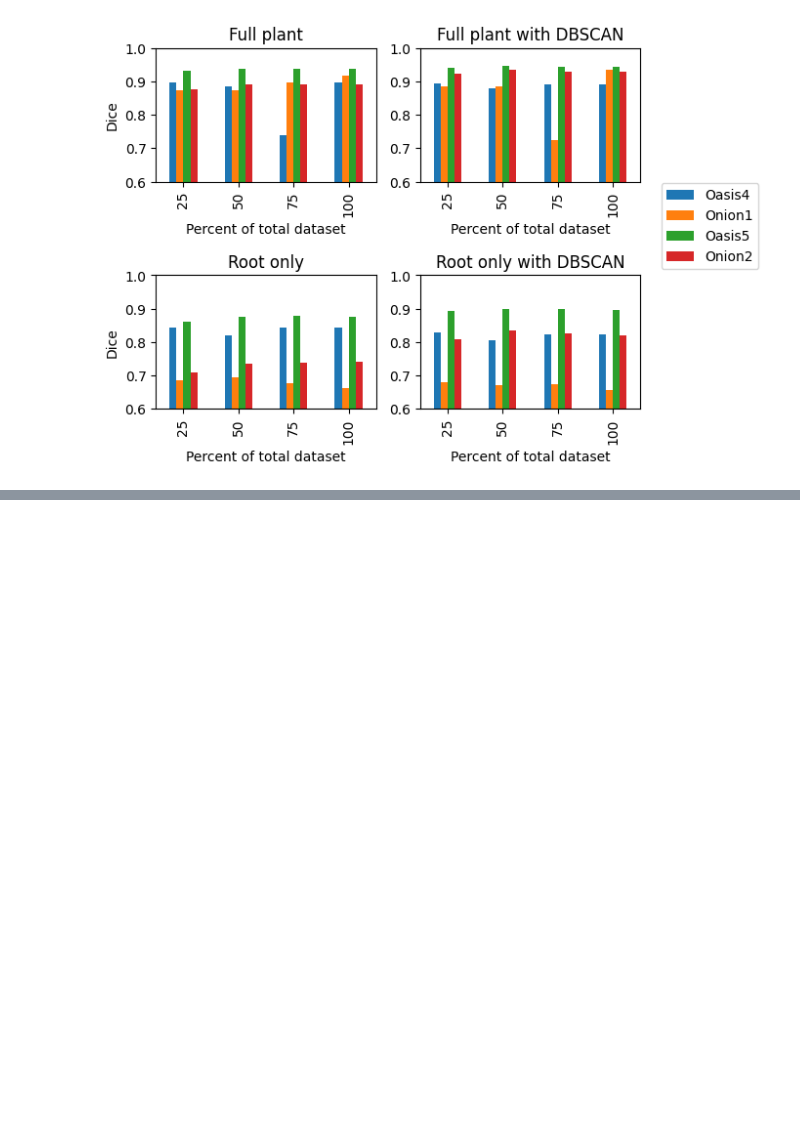
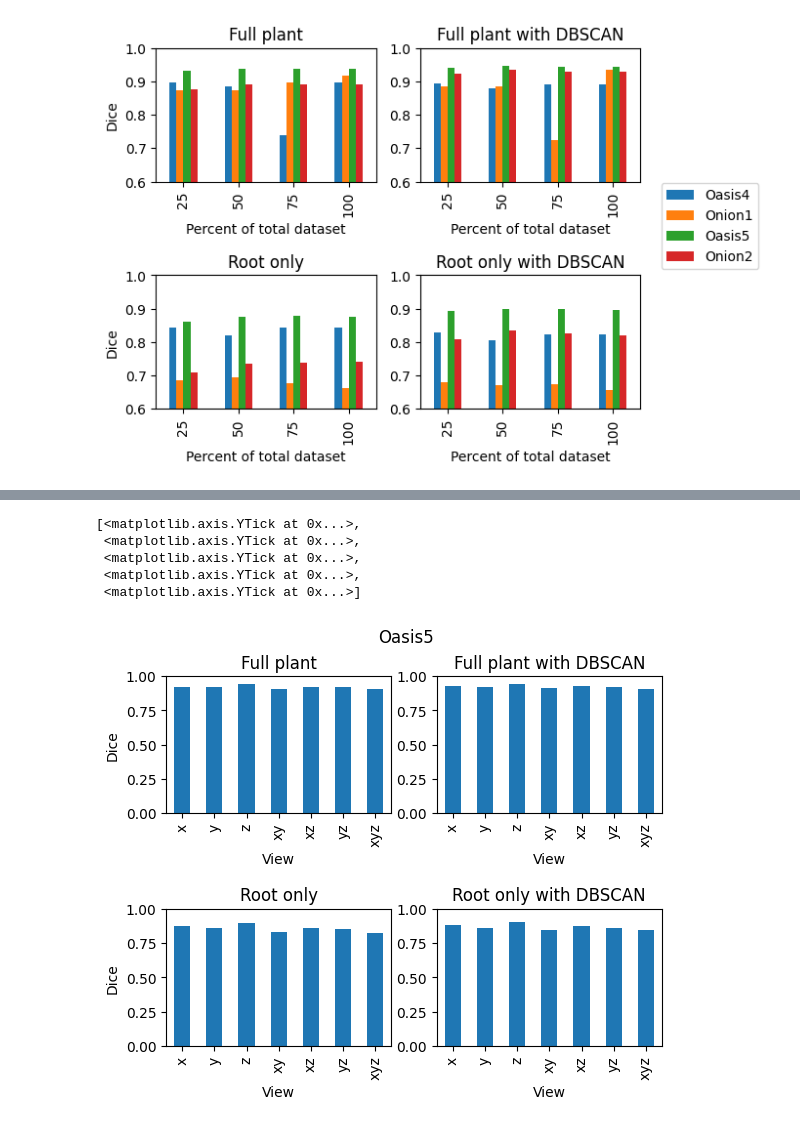
Before and after one commit to marybethcassity/3DRootSegmentation, a Jupyter notebook: pandas.ipynb, the cells around one changed output, grey strips where cells are left out. Cells and saved outputs as stored; diff of their text form; code cells hidden in the pictures; blank space fills up the shorter version.

```diff
--- a/pandas.ipynb
+++ b/pandas.ipynb
@@ -179,0 +189,46 @@ fig.savefig(r'C:\Users\Mary Beth Cassity\OneDrive - Auburn University\Grad\AgCyp
+# %%
+df = pd.read_excel(r'C:\Users\Mary Beth Cassity\OneDrive - Auburn University\Grad\AgCypher Lab\RootAI\predictions\100\3view\outputMetrics.xlsx',sheet_name = 'Oasis5')
+
+df2 = pd.read_excel(r'C:\Users\Mary Beth Cassity\OneDrive - Auburn University\Grad\AgCypher Lab\RootAI\predictions\100\3view\outputMetricsDBSCAN.xlsx',sheet_name = 'Oasis5')
+
+df3 = pd.read_excel(r'C:\Users\Mary Beth Cassity\OneDrive - Auburn University\Grad\AgCypher Lab\RootAI\predictions\100\3view\outputMetrics_cut.xlsx',sheet_name = 'Oasis5')
+
+df4 = pd.read_excel(r'C:\Users\Mary Beth Cassity\OneDrive - Auburn University\Grad\AgCypher Lab\RootAI\predictions\100\3view\outputMetricsDBSCAN_cut.xlsx',sheet_name = 'Oasis5')
+
+df = df.drop(columns = ['cut','precision','recall','iou'])
+df2 = df2.drop(columns = ['cut','precision','recall','iou'])
+df3 = df3.drop(columns = ['cut','precision','recall','iou']) #columns = ['cut_bottom','cut_top','precision','recall','iou'] if Onion1
+df4 = df4.drop(columns = ['cut','precision','recall','iou']) #columns = ['cut_bottom','cut_top','precision','recall','iou'] if Onion1
+
+fig, axes = plt.subplots(nrows=2, ncols=2)
+plt.subplots_adjust(hspace=0.7)
+plt.suptitle('Oasis5')
+fig.axes[0].set_ylabel('Dice')
+fig.axes[2].set_ylabel('Dice')
+
+ax = df.plot.bar(ax=axes[0,0], x = 'View', legend = False)
+ax.set(xlabel="View")
+ax.set_title("Full plant")
+ax.set_yticks([0.0,0.25,0.50,0.75,1.0])
+
+ax2 = df2.plot.bar(ax=axes[0,1], x = 'View', legend = False)
+ax2.set(xlabel="View")
+ax2.set_title("Full plant with DBSCAN")
+ax2.set_yticks([0.0,0.25,0.50,0.75,1.0])
+
+ax3 = df3.plot.bar(ax=axes[1,0], x = 'View', legend = False)
+ax3.set(xlabel="View")
+ax3.set_title("Root only")
+ax3.set_yticks([0.0,0.25,0.50,0.75,1.0])
+
+ax4 = df4.plot.bar(ax=axes[1,1], x = 'View', legend = False)
+ax4.set(xlabel="View")
+ax4.set_title("Root only with DBSCAN")
+ax4.set_yticks([0.0,0.25,0.50,0.75,1.0])
+# %% [output]
+[<matplotlib.axis.YTick at 0x...>,
+ <matplotlib.axis.YTick at 0x...>,
+ <matplotlib.axis.YTick at 0x...>,
+ <matplotlib.axis.YTick at 0x...>,
+ <matplotlib.axis.YTick at 0x...>]
+[figure, added]
```
Also changed, not shown: parts of 6 cells of this notebook.
